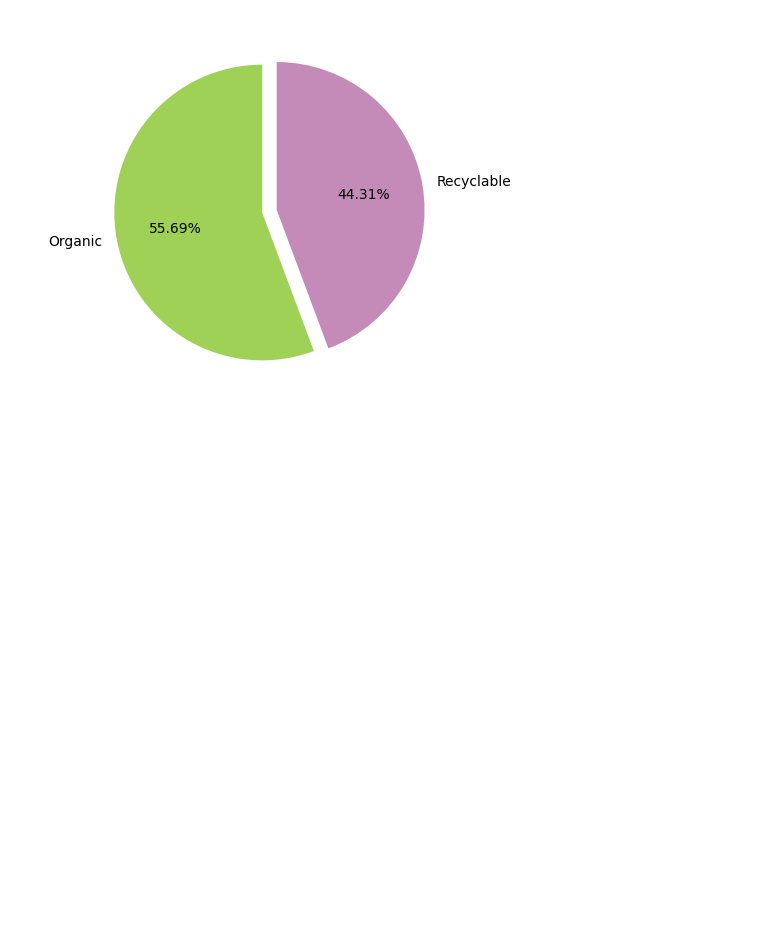
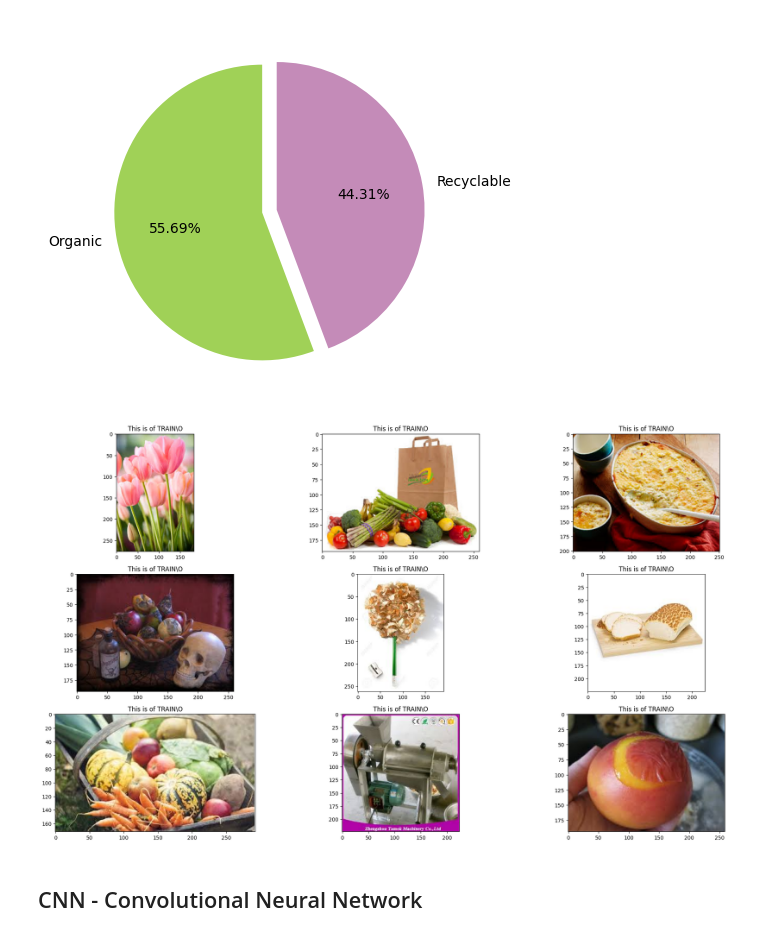
Before and after one commit to Mounika-Balusa/Week-1, a Jupyter notebook: wasteclassification.ipynb, the cells around one changed output. Saved outputs shown, nothing was run; the diff lists cells and outputs as text; code cells hidden in the pictures; blank space fills up the shorter version.

```diff
--- a/wasteclassification.ipynb
+++ b/wasteclassification.ipynb
@@ -51,3 +51,15 @@ print.show
 # %% [output]
 <function matplotlib.pyplot.show(close=None, block=None)>
 [figure]
+# %%
+print.figure(figsize=(20,15))
+for i in range(9):
+    print.subplot(4,3,(i%12)+1)
+    index=np.random.randint(15000)
+    print.title('This is of {0}'.format(data.label[index]))
+    print.imshow(data.image[index])
+    print.tight_layout()
+# %% [output]
+[figure, added]
+# %% [markdown]
+## CNN - Convolutional Neural Network
```
Also changed, not shown: parts of 6 cells of this notebook.
